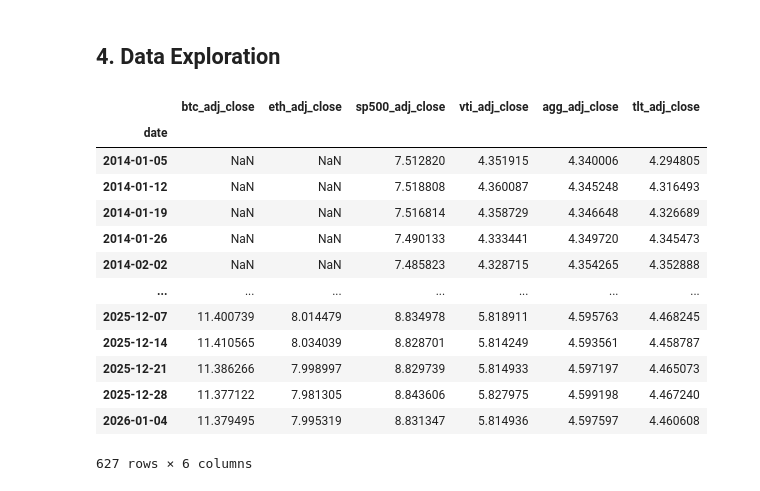
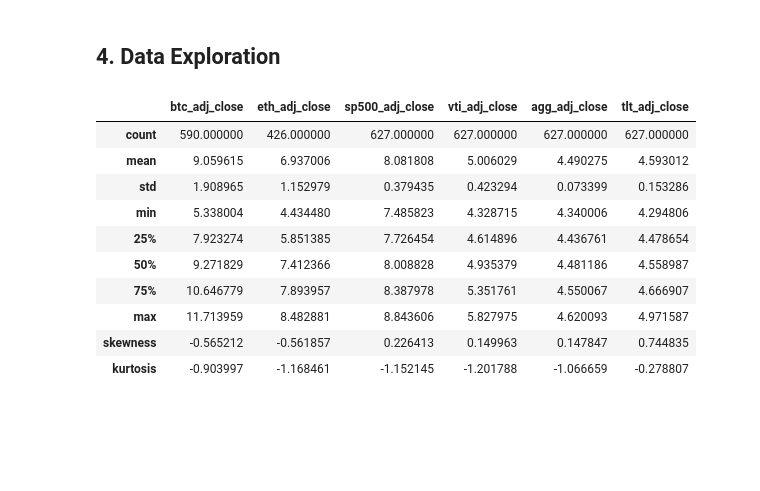
Before and after one commit to blurryskyx/DSE4211_Project, a Jupyter notebook: notebooks/data_prep.ipynb, the cells around one changed output. Saved outputs shown, nothing was run; the diff lists cells and outputs as text; code cells hidden in the pictures; blank space fills up the shorter version.

Commit message:
update stats and plots for log prices and returns

```diff
--- a/notebooks/data_prep.ipynb
+++ b/notebooks/data_prep.ipynb
@@ -253,30 +255,36 @@ all_data.to_csv(output_dir + 'merged_data_v2.csv', index=False)
 # %% [markdown]
 ## 4. Data Exploration
 # %%
-# Select Adjusted Closing Prices
+# Prepare weekly log prices
+
+# Select adjusted closing prices
 adj_close_columns = ['date', 'btc_adj_close', 'eth_adj_close', 'sp500_adj_close', 'vti_adj_close', 'agg_adj_close', 'tlt_adj_close']
 filtered_data = all_data[adj_close_columns].copy()
 
 # Resample to weekly data (using last available price in the week)
 weekly_data = filtered_data.set_index('date').resample('W').last()
 weekly_data.columns
 
+# Log transformation
+log_weekly_prices = np.log(weekly_data)
+log_weekly_prices
 
-# Log transformation
-log_weekly_data = np.log(weekly_data)
-log_weekly_data
+# Descriptive Statistics
+log_weekly_prices_stats = log_weekly_prices.describe()
+
+log_weekly_prices_stats.loc['skewness'] = log_weekly_prices.skew()
+log_weekly_prices_stats.loc['kurtosis'] = log_weekly_prices.kurtosis()
+
+log_weekly_prices_stats
 # %% [output]
 |  | btc_adj_close | eth_adj_close | sp500_adj_close | vti_adj_close | agg_adj_close | tlt_adj_close |
-| date |  |  |  |  |  |  |
-| 2014-01-05 | NaN | NaN | 7.512820 | 4.351915 | 4.340006 | 4.294805 |
-| 2014-01-12 | NaN | NaN | 7.518808 | 4.360087 | 4.345248 | 4.316493 |
-| 2014-01-19 | NaN | NaN | 7.516814 | 4.358729 | 4.346648 | 4.326689 |
-| 2014-01-26 | NaN | NaN | 7.490133 | 4.333441 | 4.349720 | 4.345473 |
-| 2014-02-02 | NaN | NaN | 7.485823 | 4.328715 | 4.354265 | 4.352888 |
-| ... | ... | ... | ... | ... | ... | ... |
-| 2025-12-07 | 11.400739 | 8.014479 | 8.834978 | 5.818911 | 4.595763 | 4.468245 |
-| 2025-12-14 | 11.410565 | 8.034039 | 8.828701 | 5.814249 | 4.593561 | 4.458787 |
-| 2025-12-21 | 11.386266 | 7.998997 | 8.829739 | 5.814933 | 4.597197 | 4.465073 |
-| 2025-12-28 | 11.377122 | 7.981305 | 8.843606 | 5.827975 | 4.599198 | 4.467240 |
-| 2026-01-04 | 11.379495 | 7.995319 | 8.831347 | 5.814936 | 4.597597 | 4.460608 |
+| count | 590.000000 | 426.000000 | 627.000000 | 627.000000 | 627.000000 | 627.000000 |
+| mean | 9.059615 | 6.937006 | 8.081808 | 5.006029 | 4.490275 | 4.593012 |
+| std | 1.908965 | 1.152979 | 0.379435 | 0.423294 | 0.073399 | 0.153286 |
+| min | 5.338004 | 4.434480 | 7.485823 | 4.328715 | 4.340006 | 4.294806 |
+| 25% | 7.923274 | 5.851385 | 7.726454 | 4.614896 | 4.436761 | 4.478654 |
+| 50% | 9.271829 | 7.412366 | 8.008828 | 4.935379 | 4.481186 | 4.558987 |
+| 75% | 10.646779 | 7.893957 | 8.387978 | 5.351761 | 4.550067 | 4.666907 |
+| max | 11.713959 | 8.482881 | 8.843606 | 5.827975 | 4.620093 | 4.971587 |
+| skewness | -0.565212 | -0.561857 | 0.226413 | 0.149963 | 0.147847 | 0.744835 |
+| kurtosis | -0.903997 | -1.168461 | -1.152145 | -1.201788 | -1.066659 | -0.278807 |
-627 rows × 6 columns
```
Also changed, not shown: parts of 14 cells of this notebook, 3 other files.
